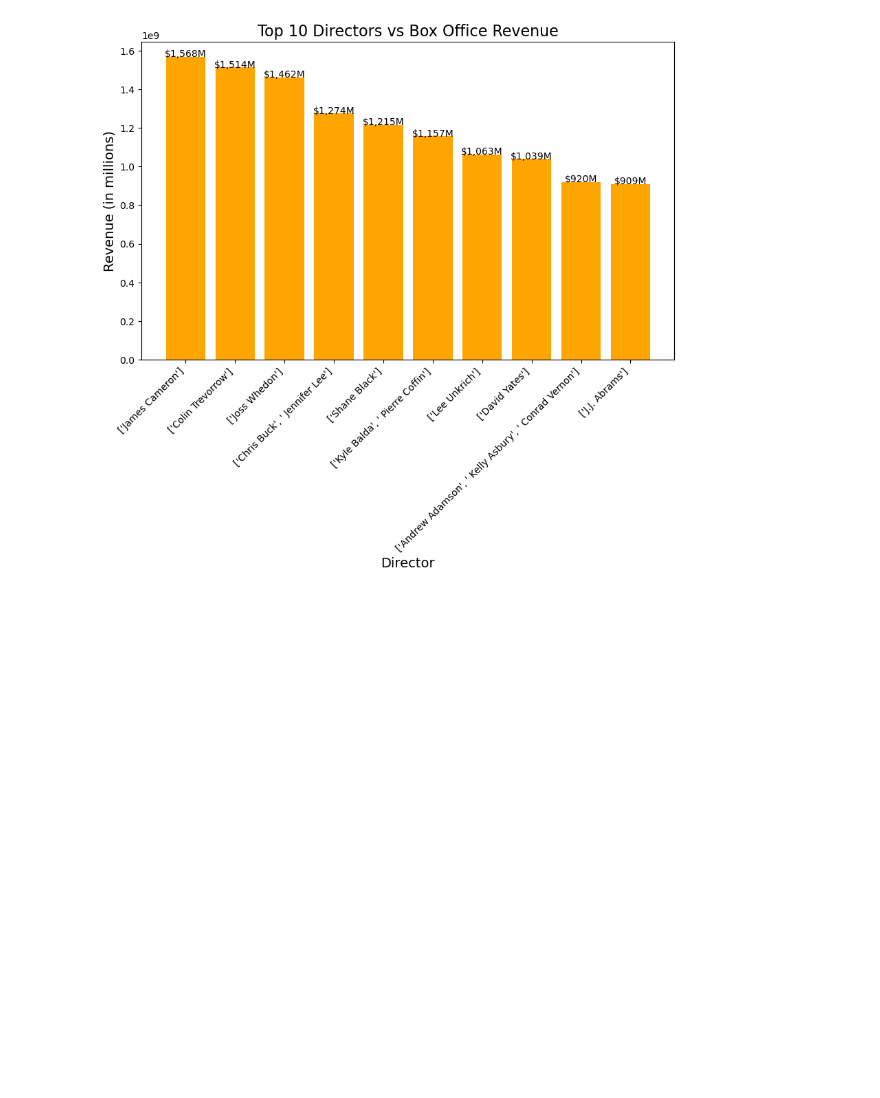
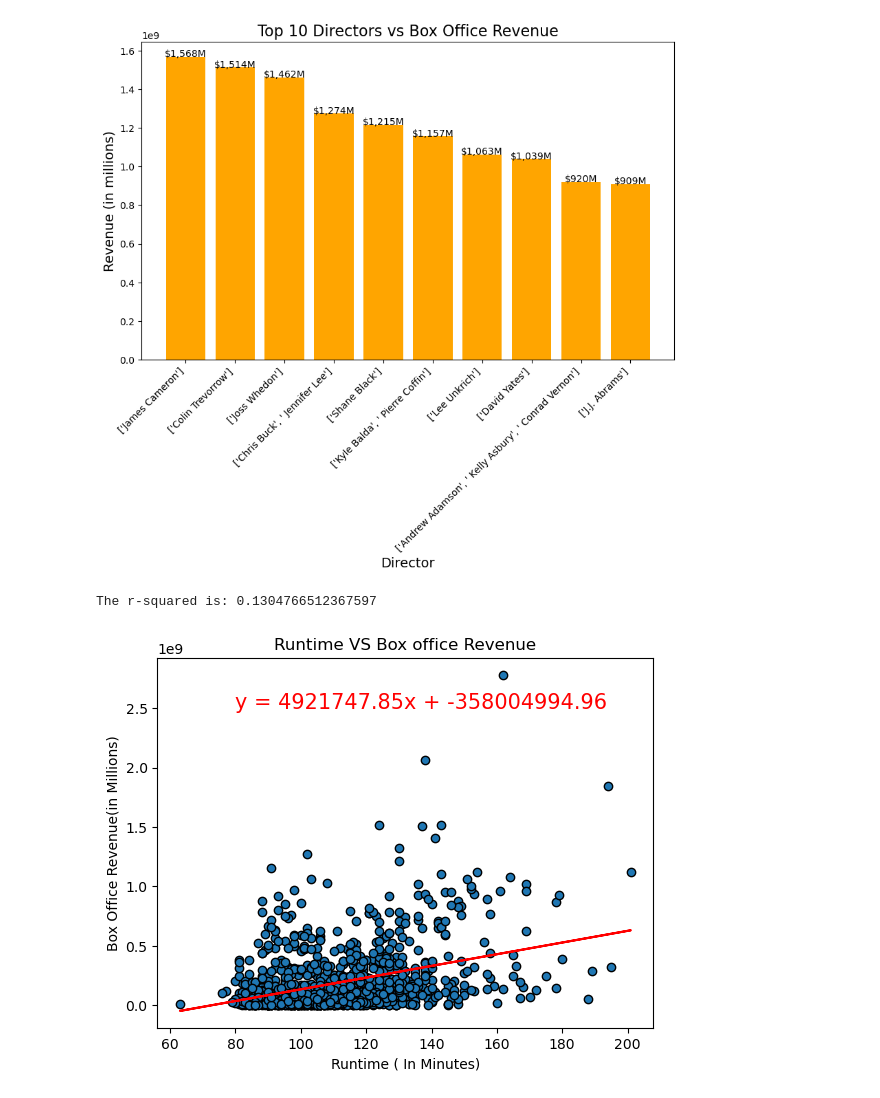
Before and after one commit to PurnimaPathak44/Project-1, a Jupyter notebook: Main Movie Folder/movie_main.ipynb, the cells around one changed output. Saved outputs shown, nothing was run; the diff lists cells and outputs as text; code cells hidden in the pictures; blank space fills up the shorter version.

```diff
--- a/Main Movie Folder/movie_main.ipynb
+++ b/Main Movie Folder/movie_main.ipynb
@@ -452,3 +454,22 @@ plt.xticks(rotation=45, ha='right')
 plt.show()
 # %% [output]
 [figure]
+# %%
+#Generating the Linear Regression
+
+x_values = df['Runtime']
+y_values = df['revenue']
+(slope, intercept, rvalue, pvalue, stderr) = linregress(x_values, y_values)
+regress_values = x_values * slope + intercept
+line_eq = "y = " + str(round(slope,2)) + "x + " + str(round(intercept,2))
+plt.scatter(x_values,y_values, marker= "o", edgecolor ="black")
+plt.title('Runtime VS Box office Revenue')
+plt.plot(x_values,regress_values,"r-")
+plt.annotate(line_eq,(80,25e8),fontsize=15,color="red")
+plt.xlabel('Runtime ( In Minutes)')
+plt.ylabel("Box Office Revenue(in Millions)")
+print(f"The r-squared is: {rvalue**2}")
+plt.show()
+# %% [output]
+The r-squared is: 0.1304766512367597
+[figure, added]
```
Also changed, not shown: parts of 1 cell of this notebook.
